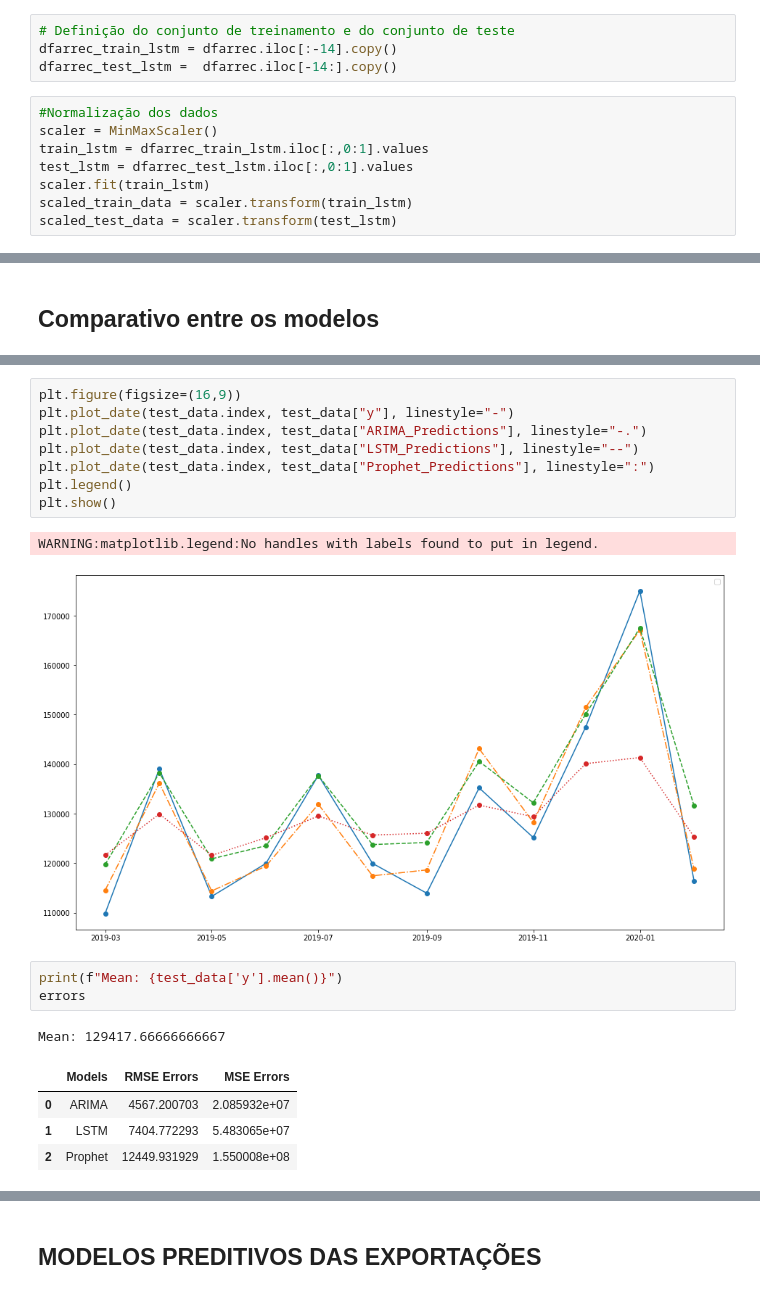
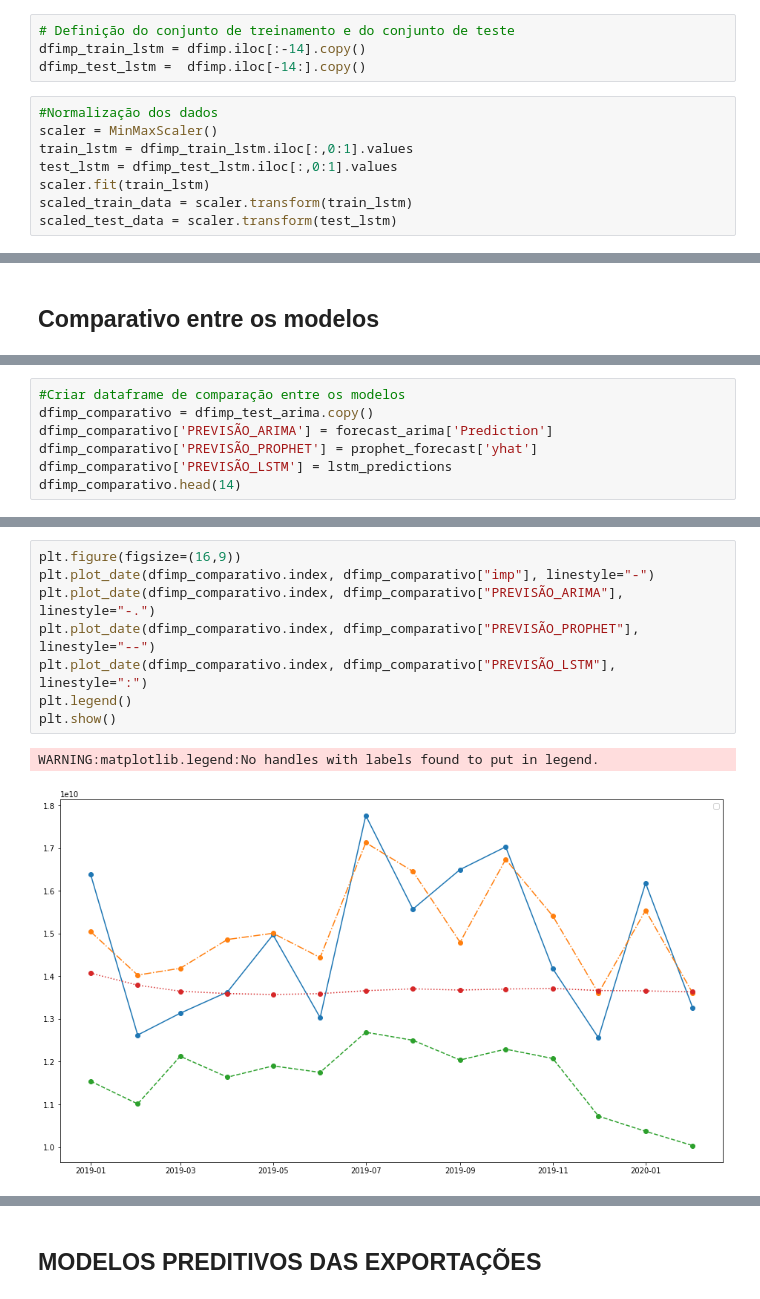
Before and after one commit to mmbs1989/TCC-PUCMINAS, a Jupyter notebook: Notebook_TCC_PUC.ipynb, the cells around one changed output, grey strips where cells are left out. Drawn from its saved outputs; the diff is of its cells as text.

```diff
--- a/Notebook_TCC_PUC.ipynb
+++ b/Notebook_TCC_PUC.ipynb
@@ -1457,13 +1431,13 @@ test_data['ARIMA_Predictions'] = arima_pred
 ## Modelo Preditivo LSTM
 # %%
 # Definição do conjunto de treinamento e do conjunto de teste
-dfarrec_train_lstm = dfarrec.iloc[:-14].copy()
-dfarrec_test_lstm =  dfarrec.iloc[-14:].copy()
+dfimp_train_lstm = dfimp.iloc[:-14].copy()
+dfimp_test_lstm =  dfimp.iloc[-14:].copy()
 # %%
 #Normalização dos dados
 scaler = MinMaxScaler()
-train_lstm = dfarrec_train_lstm.iloc[:,0:1].values
-test_lstm = dfarrec_test_lstm.iloc[:,0:1].values
+train_lstm = dfimp_train_lstm.iloc[:,0:1].values
+test_lstm = dfimp_test_lstm.iloc[:,0:1].values
 scaler.fit(train_lstm)
 scaled_train_data = scaler.transform(train_lstm)
 scaled_test_data = scaler.transform(test_lstm)
@@ -1697,0 +1673,7 @@ errors = pd.DataFrame({"Models" : ["ARIMA", "LSTM", "Prophet"],"RMSE Errors" : r
+# %%
+#Criar dataframe de comparação entre os modelos
+dfimp_comparativo = dfimp_test_arima.copy()
+dfimp_comparativo['PREVISÃO_ARIMA'] = forecast_arima['Prediction']
+dfimp_comparativo['PREVISÃO_PROPHET'] = prophet_forecast['yhat']
+dfimp_comparativo['PREVISÃO_LSTM'] = lstm_predictions
+dfimp_comparativo.head(14)
@@ -1698,20 +1697,11 @@ errors = pd.DataFrame({"Models" : ["ARIMA", "LSTM", "Prophet"],"RMSE Errors" : r
 # %%
 plt.figure(figsize=(16,9))
-plt.plot_date(test_data.index, test_data["y"], linestyle="-")
-plt.plot_date(test_data.index, test_data["ARIMA_Predictions"], linestyle="-.")
-plt.plot_date(test_data.index, test_data["LSTM_Predictions"], linestyle="--")
-plt.plot_date(test_data.index, test_data["Prophet_Predictions"], linestyle=":")
+plt.plot_date(dfimp_comparativo.index, dfimp_comparativo["imp"], linestyle="-")
+plt.plot_date(dfimp_comparativo.index, dfimp_comparativo["PREVISÃO_ARIMA"], linestyle="-.")
+plt.plot_date(dfimp_comparativo.index, dfimp_comparativo["PREVISÃO_PROPHET"], linestyle="--")
+plt.plot_date(dfimp_comparativo.index, dfimp_comparativo["PREVISÃO_LSTM"], linestyle=":")
 plt.legend()
 plt.show()
 # %% [output]
 WARNING:matplotlib.legend:No handles with labels found to put in legend.
-[figure, old version]
+[figure, new version]
-# %%
-print(f"Mean: {test_data['y'].mean()}")
-errors
-# %% [output]
-Mean: 129417.66666666667
-|  | Models | RMSE Errors | MSE Errors |
-| 0 | ARIMA | 4567.200703 | 2.085932e+07 |
-| 1 | LSTM | 7404.772293 | 5.483065e+07 |
-| 2 | Prophet | 12449.931929 | 1.550008e+08 |
```
Also changed, not shown: parts of 46 cells of this notebook.
